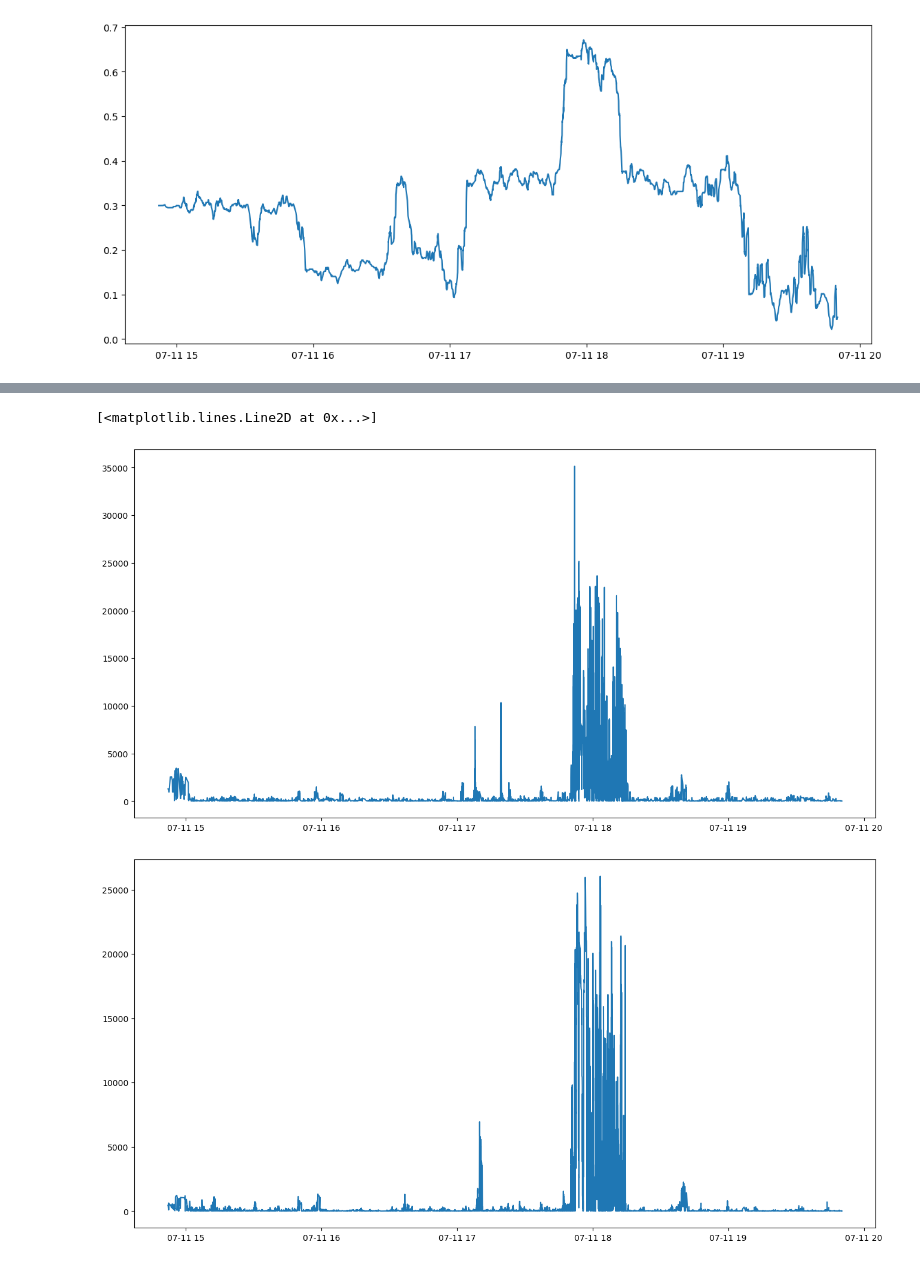
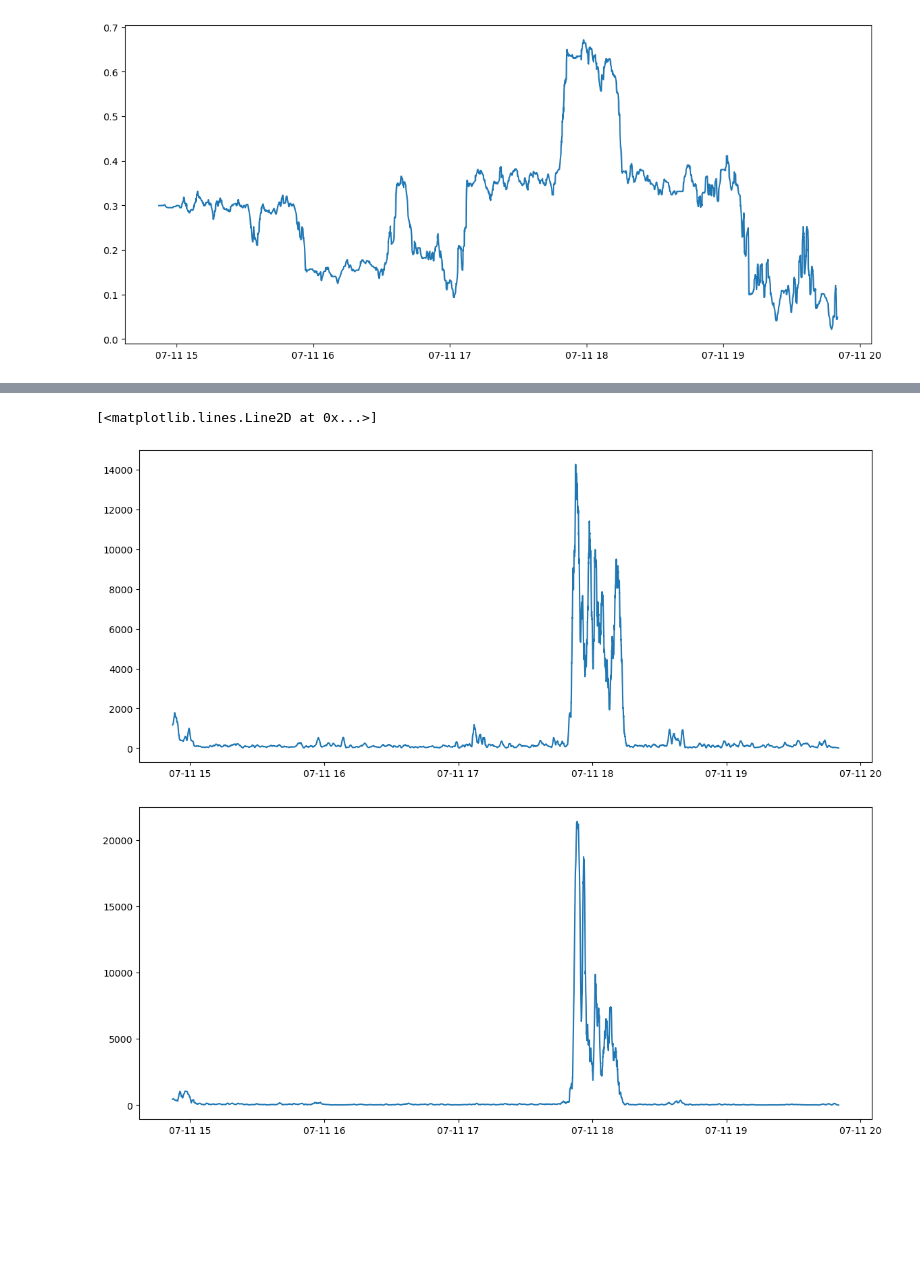
Before and after one commit to dyce135/Algorithmic_Tennis_Betting, a Jupyter notebook: preprocessing.ipynb, the cells around one changed output, grey strips where cells are left out. Saved outputs shown, nothing was run; the diff lists cells and outputs as text; code cells hidden in the pictures; blank space fills up the shorter version.

```diff
--- a/preprocessing.ipynb
+++ b/preprocessing.ipynb
@@ -156,10 +153,10 @@ def get_best_pricevol(runner_list, price, vol):
     back_vol_series = pd.Series(back_vol_arr[:, 0], index=pd.to_datetime(back_vol_arr[:, 1], unit='ms'))
     lay_vol_series = pd.Series(lay_vol_arr[:, 0], index=pd.to_datetime(lay_vol_arr[:, 1], unit='ms'))
 
-    back_outliers = hampel(back_series, window_size=20)
-    lay_outliers = hampel(lay_series, window_size=20)
-    back_vol_outliers = hampel(back_vol_series, window_size=20)
-    lay_vol_outliers = hampel(lay_vol_series, window_size=20)
+    back_outliers = hampel(back_series, window_size=100)
+    lay_outliers = hampel(lay_series, window_size=100)
+    back_vol_outliers = hampel(back_vol_series, window_size=100)
+    lay_vol_outliers = hampel(lay_vol_series, window_size=100)
 
     back_arr = np.delete(back_arr, back_outliers, axis=0)
     lay_arr = np.delete(lay_arr, lay_outliers, axis=0)
@@ -175,7 +172,7 @@ def get_best_pricevol(runner_list, price, vol):
 
 def best_available_df(runner_list, start, end):
 
-    end_time = end + pd.Timedelta(50, 'sec')
+    end_time = end + pd.Timedelta(60, 'sec')
     df_datetime = pd.date_range(start, end_time, freq='100ms')
     dt_shape = np.zeros(df_datetime.shape)
 
@@ -196,16 +193,23 @@ def best_available_df(runner_list, start, end):
     df.replace(0, np.nan, inplace=True)
     df.interpolate(method='time', limit_direction='both', inplace=True)
     print(df)
-    df_back = df['back'].resample('250ms').last().rolling('45S').mean().shift(int(- 45 / .25))
-    df_lay = df['lay'].resample('250ms').last().rolling('45S').mean().shift(int(- 45 / .25))
-    df_back_vol = df['back vol'].resample('250ms').last()
-    df_lay_vol = df['lay vol'].resample('250ms').last()
+    df_back = df['back'].resample('250ms').last().rolling('1min').mean().shift(int(- 60 / .25))
+    df_lay = df['lay'].resample('250ms').last().rolling('1min').mean().shift(int(- 60 / .25))
+    df_back_vol = df['back vol'].resample('250ms').mean().rolling('1min').mean().shift(int(- 60 / .25))
+    df_lay_vol = df['lay vol'].resample('250ms').mean().rolling('1min').mean().shift(int(- 60 / .25))
     df = pd.concat([df_back, df_lay, df_back_vol, df_lay_vol], axis=1)
     print(df)
     df = df.loc[start:end]
     df['back-lay avg'] = df[['back', 'lay']].mean(axis=1)
     df['spread'] = df['lay'] - df['back']
-    df['pup'] = df['back vol'] / ( df['back vol'] + df['lay vol'] )
+    df_pup = df['back vol'] / ( df['back vol'] + df['lay vol'] )
+    pup_outliers = hampel(df_pup, window_size=100)
+    print(pup_outliers)
+    for index in pup_outliers:
+        df_pup.iloc[index] = np.nan
+    df_pup.interpolate(method='time', limit_direction='both', inplace=True)
+    df_pup.name = 'pup'
+    df = pd.concat([df, df_pup], axis=1)
 
     return df
 
@@ -340,11 +344,12 @@ plt.plot(df_runner_2[['spread']])
 # %%
 plt.figure(figsize=(14,6))
 plt.plot(df_runner_1[['back vol']])
 plt.figure(figsize=(14,6))
 plt.plot(df_runner_1[['lay vol']])
 plt.figure(figsize=(14,6))
 plt.plot(df_runner_1[['pup']])
+plt.plot(df_odds['ltp odds'])
 # %% [output]
 [<matplotlib.lines.Line2D at 0x...>]
-[figure, old version]
+[figure, new version]
-[figure, old version]
+[figure, new version]
```
Also changed, not shown: parts of 8 cells of this notebook.
